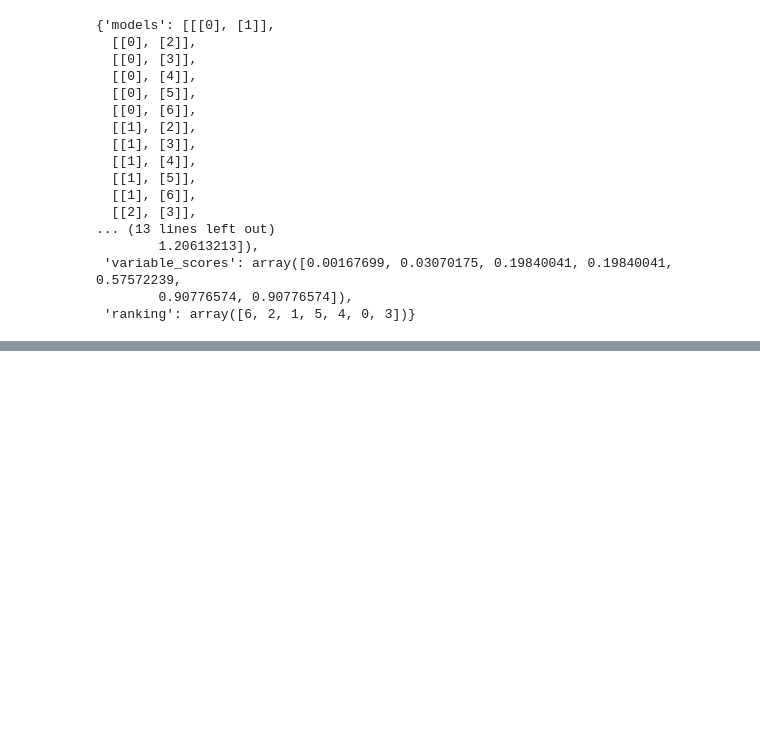
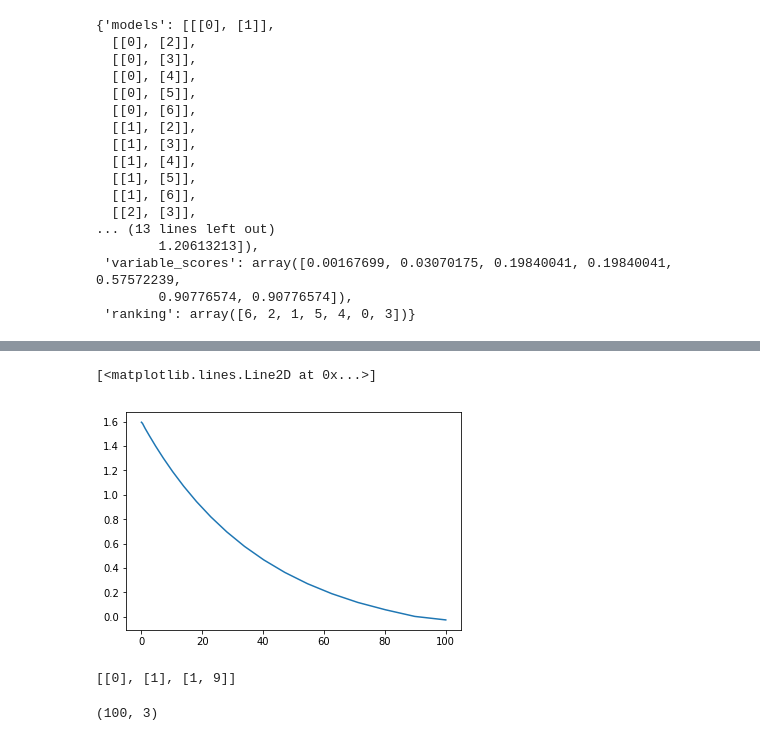
Before and after one commit to NiklasPfister/CausalKinetiX-python, a Jupyter notebook: dev/examples.ipynb, the cells around one changed output, grey strips where cells are left out. Drawn from its saved outputs; the diff is of its cells as text; code cells hidden in the pictures; blank space fills up the shorter version.

```diff
--- a/dev/examples.ipynb
+++ b/dev/examples.ipynb
@@ -204,0 +296,13 @@ CausalKinetiX(D = D, times = time, env=env, target = target, expsize=1)
+# %%
+plt.plot(time, dY[:len(time)])
+# %% [output]
+[<matplotlib.lines.Line2D at 0x...>]
+[figure, added]
+# %%
+true_model
+# %% [output]
+[[0], [1], [1, 9]]
+# %%
+X_.shape
+# %% [output]
+(100, 3)
```
Also changed, not shown: parts of 6 cells of this notebook, 6 other files.
